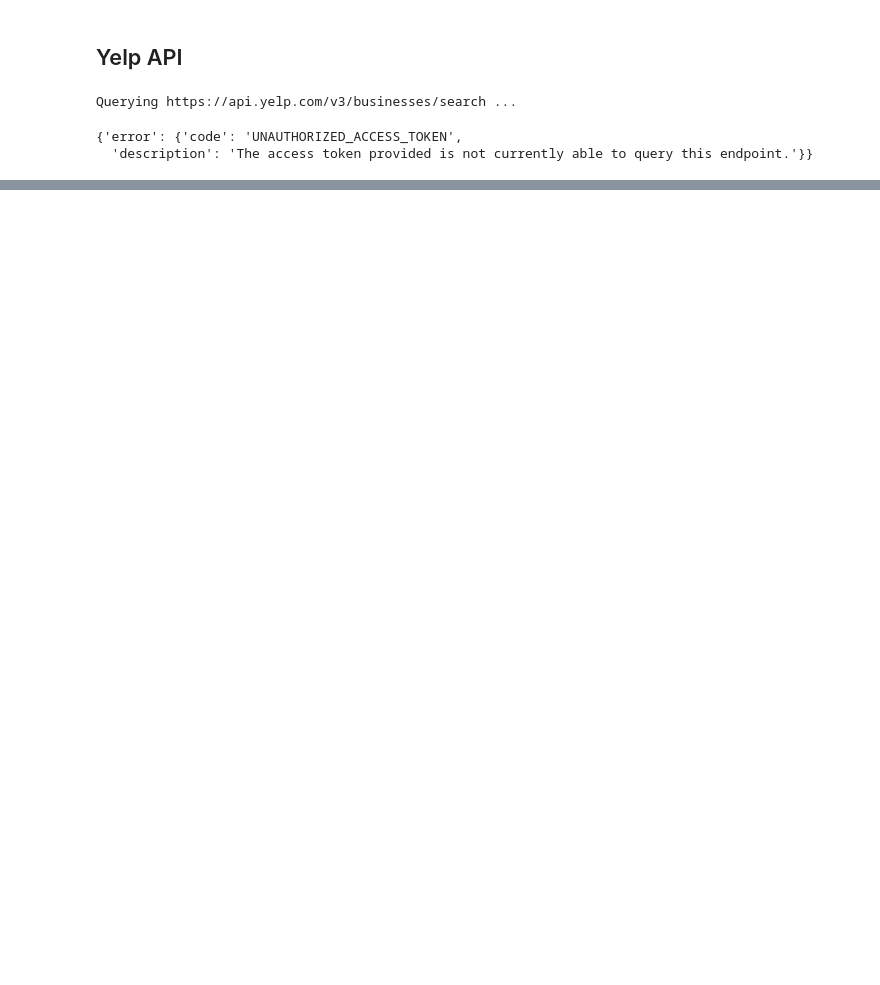
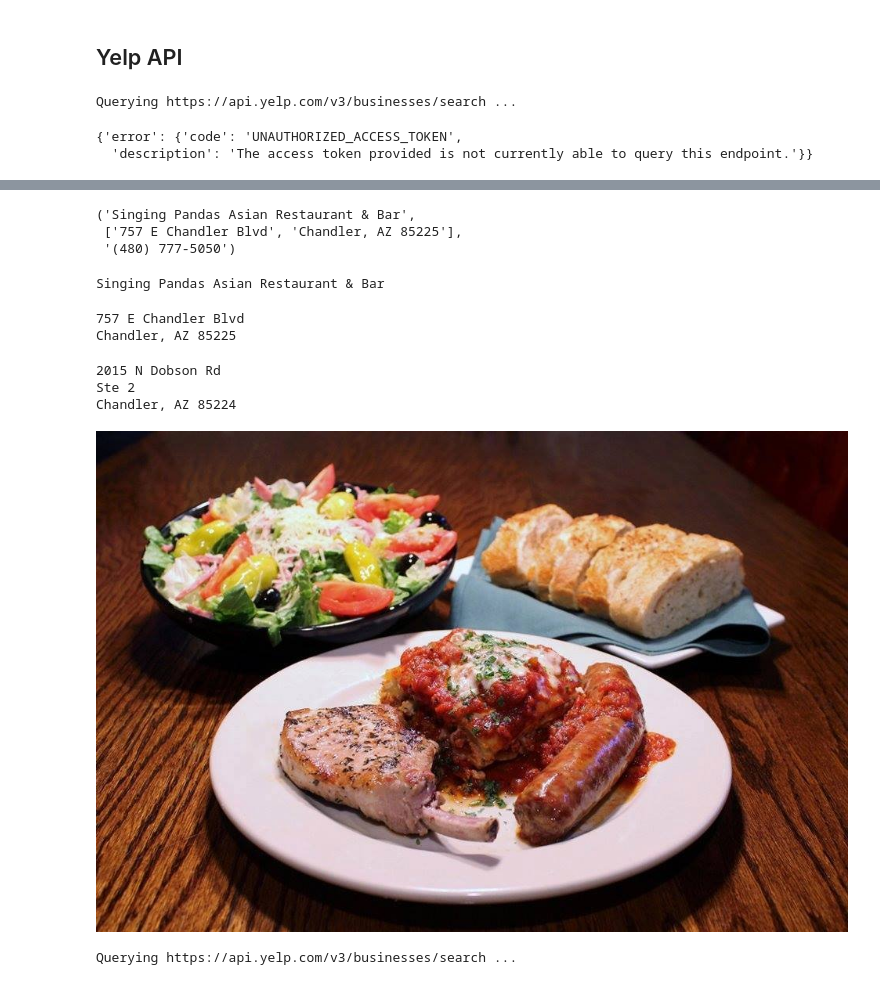
Before and after one commit to ShijunW/Galvanize-DSI-Capstone, a Jupyter notebook: yelp-api.ipynb, the cells around one changed output, grey strips where cells are left out. Saved outputs shown, nothing was run; the diff lists cells and outputs as text; code cells hidden in the pictures; blank space fills up the shorter version.

```diff
--- a/yelp-api.ipynb
+++ b/yelp-api.ipynb
@@ -16,3 +16,6 @@ test
 # %% [output]
 {'error': {'code': 'UNAUTHORIZED_ACCESS_TOKEN',
   'description': 'The access token provided is not currently able to query this endpoint.'}}
+# %%
+key = load_api_key()
+API_KEY = key['client_secret']
@@ -18,0 +60,8 @@ test
+# %%
+host = 'https://api.yelp.com'
+path = '/v3/businesses/search'
+api_key = key['client_secret']
+url_params = {'categories': "chinese,szechuan",
+              'location': 'Chandler',
+              'limit': 3
+             }
@@ -18,0 +125,8 @@ test
+# %%
+url_params = {'categories': "italian,french",
+              'location': 'Chandler',
+              'limit': 50
+             }
+# %%
+tt2 = request(host, path, api_key, url_params)
+tt2
@@ -18,0 +158,23 @@ test
+# %%
+b0['name'], b0['location']['display_address'], b0['display_phone']
+# %% [output]
+('Singing Pandas Asian Restaurant & Bar',
+ ['757 E Chandler Blvd', 'Chandler, AZ 85225'],
+ '(480) 777-5050')
+# %%
+print(b0['name'])
+# %% [output]
+Singing Pandas Asian Restaurant & Bar
+# %%
+for v in b0['location']['display_address']:
+    print(v)
+# %% [output]
+757 E Chandler Blvd
+Chandler, AZ 85225
+# %%
+for v in tt['businesses'][2]['location']['display_address']:
+    print(v)
+# %% [output]
+2015 N Dobson Rd
+Ste 2
+Chandler, AZ 85224
@@ -18,0 +183,8 @@ test
+# %%
+Image(tt2['businesses'][9]['image_url'])
+# %% [output]
+[figure, added]
+# %%
+tt2 = request(host, path, api_key, url_params)
+# %% [output]
+Querying https://api.yelp.com/v3/businesses/search ...
```
Also changed, not shown: parts of 15 cells of this notebook, 5 other files.
